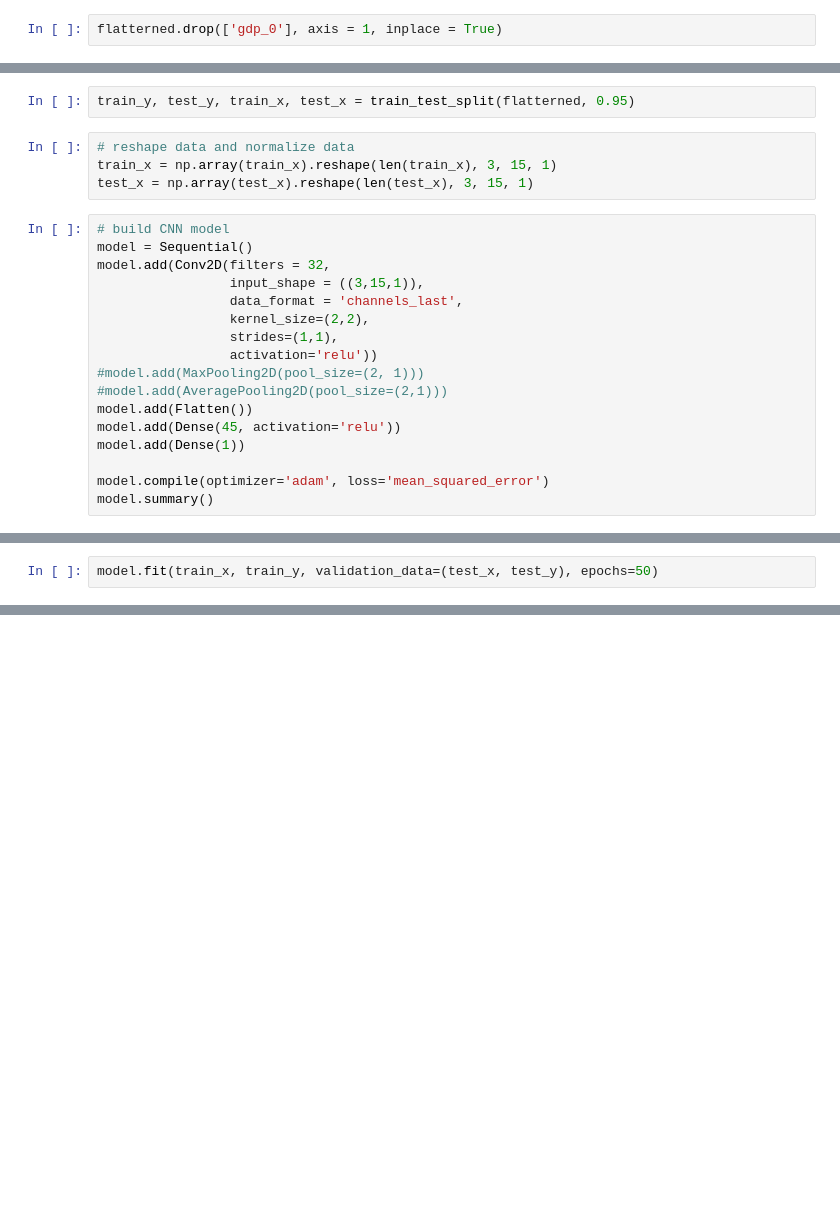
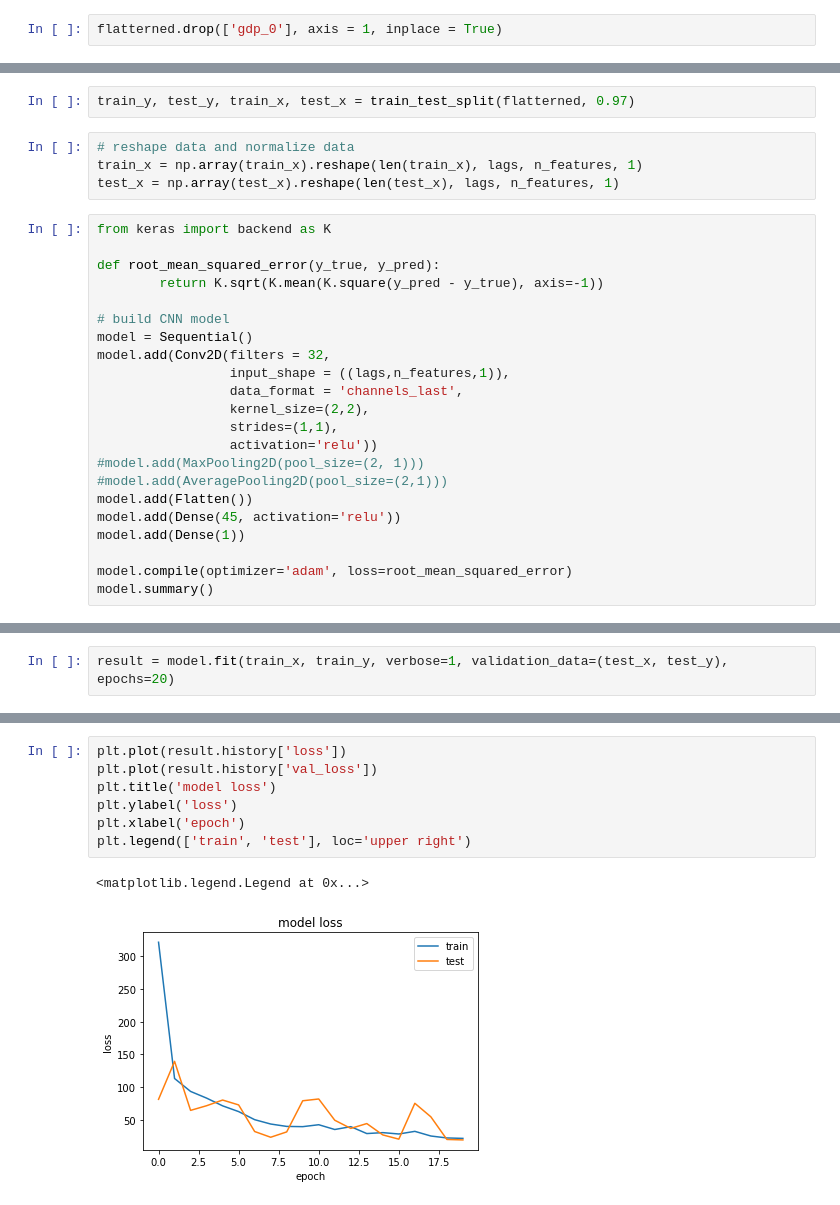
Before and after one commit to chenxd2/DSI-KPMG-Capstone, a Jupyter notebook: cnn.ipynb, the cells around one changed output, grey strips where cells are left out. Drawn from its saved outputs; the diff is of its cells as text; blank space fills up the shorter version.

```diff
--- a/cnn.ipynb
+++ b/cnn.ipynb
@@ -78,15 +94,20 @@ def train_test_split(data, ratio):
     return train_y, test_y, train_x, test_x
 # %%
-train_y, test_y, train_x, test_x = train_test_split(flatterned, 0.95)
+train_y, test_y, train_x, test_x = train_test_split(flatterned, 0.97)
 # %%
 # reshape data and normalize data
-train_x = np.array(train_x).reshape(len(train_x), 3, 15, 1)
-test_x = np.array(test_x).reshape(len(test_x), 3, 15, 1)
+train_x = np.array(train_x).reshape(len(train_x), lags, n_features, 1)
+test_x = np.array(test_x).reshape(len(test_x), lags, n_features, 1)
 # %%
+from keras import backend as K
+
+def root_mean_squared_error(y_true, y_pred):
+        return K.sqrt(K.mean(K.square(y_pred - y_true), axis=-1))
+
 # build CNN model
 model = Sequential()
 model.add(Conv2D(filters = 32,
-                 input_shape = ((3,15,1)),
+                 input_shape = ((lags,n_features,1)),
                  data_format = 'channels_last',
                  kernel_size=(2,2),
                  strides=(1,1),
@@ -97,6 +118,6 @@ model.add(Flatten())
 model.add(Dense(45, activation='relu'))
 model.add(Dense(1))
 
-model.compile(optimizer='adam', loss='mean_squared_error')
+model.compile(optimizer='adam', loss=root_mean_squared_error)
 model.summary()
 # %% [output]
@@ -117,5 +138,5 @@ Trainable params: 40,571
 Non-trainable params: 0
 _________________________________________________________________
 # %%
-model.fit(train_x, train_y, validation_data=(test_x, test_y), epochs=50)
+result = model.fit(train_x, train_y, verbose=1, validation_data=(test_x, test_y), epochs=20)
 # %% [output]
@@ -155,0 +160,10 @@ data
+# %%
+plt.plot(result.history['loss'])
+plt.plot(result.history['val_loss'])
+plt.title('model loss')
+plt.ylabel('loss')
+plt.xlabel('epoch')
+plt.legend(['train', 'test'], loc='upper right')
+# %% [output]
+<matplotlib.legend.Legend at 0x...>
+[figure, added]
```
Also changed, not shown: parts of 14 cells of this notebook, 2 other files.
